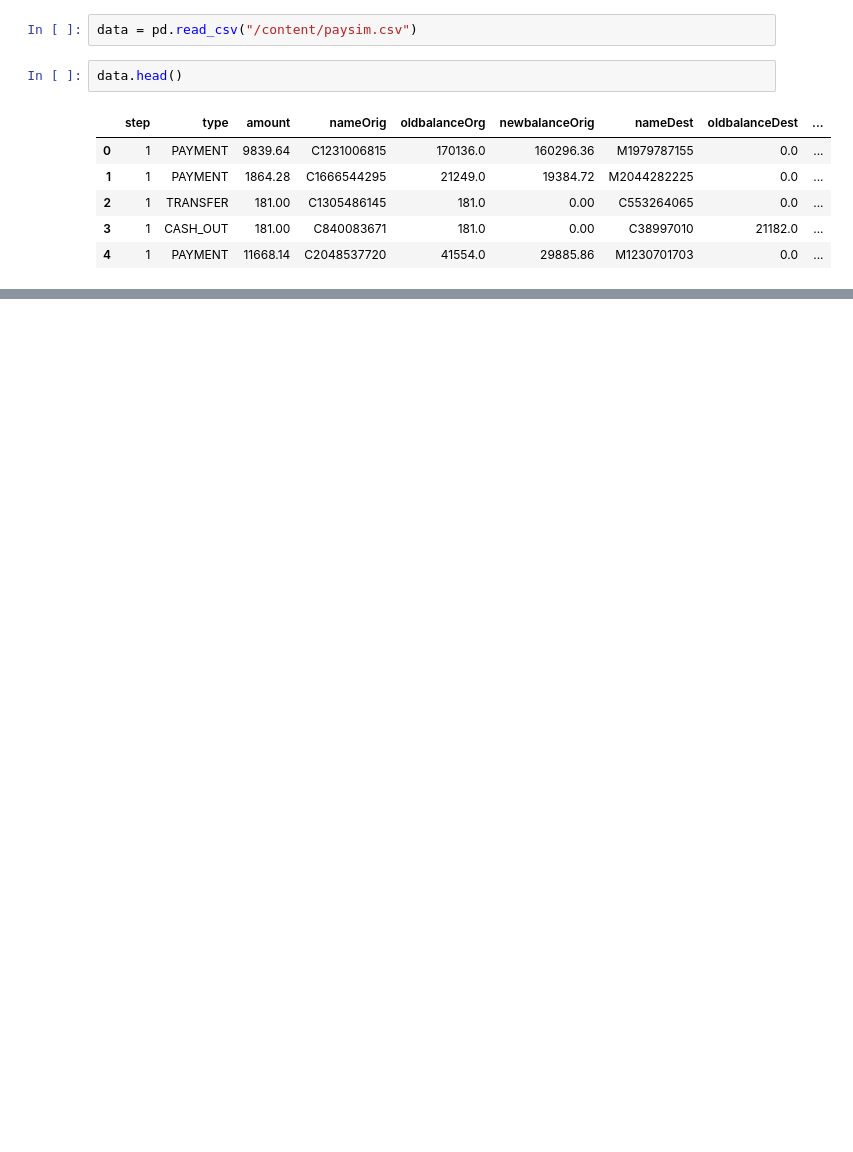
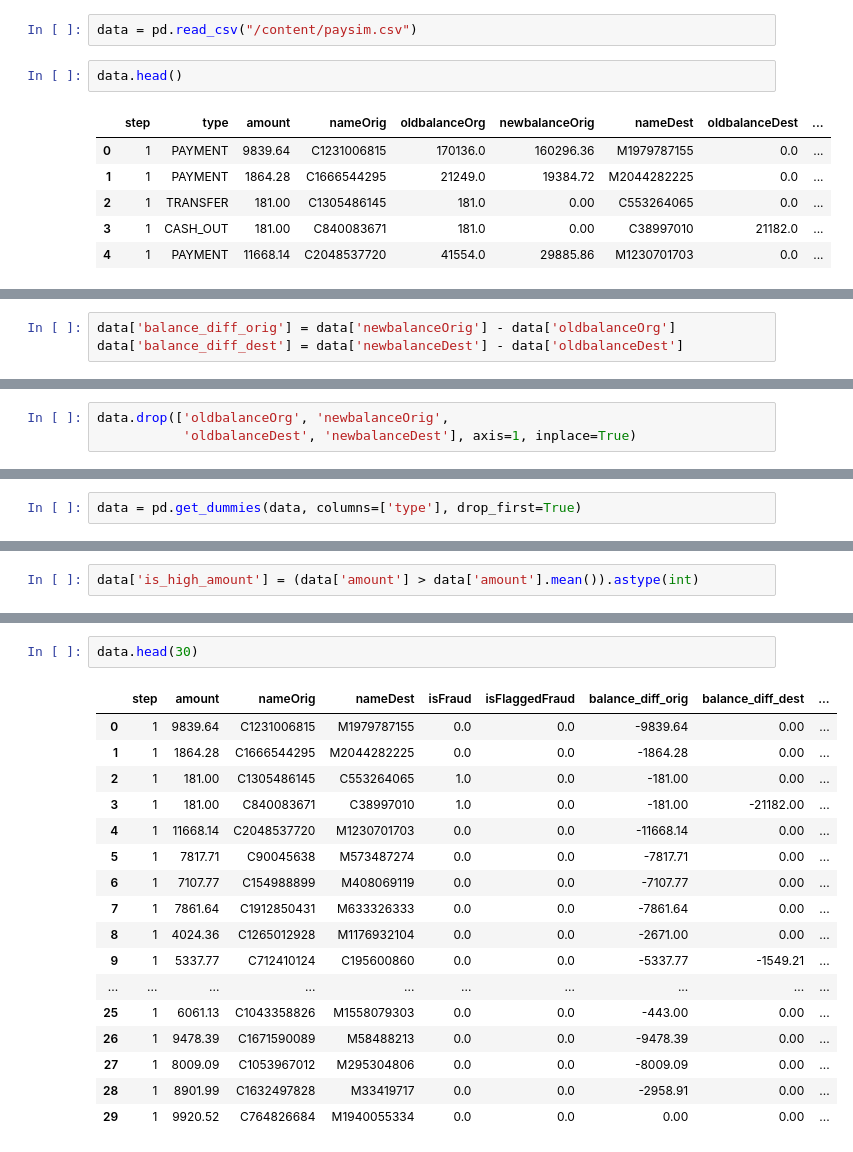
Before and after one commit to tahermatbouly/Credit-Card-Fraud-Detection, a Jupyter notebook: Credit_Card_Fraud_Detection.ipynb, the cells around one changed output, grey strips where cells are left out. Cells and saved outputs as stored; diff of their text form; blank space fills up the shorter version.

```diff
--- a/Credit_Card_Fraud_Detection.ipynb
+++ b/Credit_Card_Fraud_Detection.ipynb
@@ -16,0 +112,3 @@ data.head()
+# %%
+data['balance_diff_orig'] = data['newbalanceOrig'] - data['oldbalanceOrg']
+data['balance_diff_dest'] = data['newbalanceDest'] - data['oldbalanceDest']
@@ -16,0 +124,3 @@ data.head()
+# %%
+data.drop(['oldbalanceOrg', 'newbalanceOrig',
+           'oldbalanceDest', 'newbalanceDest'], axis=1, inplace=True)
@@ -16,0 +136,2 @@ data.head()
+# %%
+data = pd.get_dummies(data, columns=['type'], drop_first=True)
@@ -16,0 +155,2 @@ data.head()
+# %%
+data['is_high_amount'] = (data['amount'] > data['amount'].mean()).astype(int)
@@ -16,0 +174,20 @@ data.head()
+# %%
+data.head(30)
+# %% [output]
+|  | step | amount | nameOrig | nameDest | isFraud | isFlaggedFraud | balance_diff_orig | balance_diff_dest | ... |
+| 0 | 1 | 9839.64 | C1231006815 | M1979787155 | 0.0 | 0.0 | -9839.64 | 0.00 | ... |
+| 1 | 1 | 1864.28 | C1666544295 | M2044282225 | 0.0 | 0.0 | -1864.28 | 0.00 | ... |
+| 2 | 1 | 181.00 | C1305486145 | C553264065 | 1.0 | 0.0 | -181.00 | 0.00 | ... |
+| 3 | 1 | 181.00 | C840083671 | C38997010 | 1.0 | 0.0 | -181.00 | -21182.00 | ... |
+| 4 | 1 | 11668.14 | C2048537720 | M1230701703 | 0.0 | 0.0 | -11668.14 | 0.00 | ... |
+| 5 | 1 | 7817.71 | C90045638 | M573487274 | 0.0 | 0.0 | -7817.71 | 0.00 | ... |
+| 6 | 1 | 7107.77 | C154988899 | M408069119 | 0.0 | 0.0 | -7107.77 | 0.00 | ... |
+| 7 | 1 | 7861.64 | C1912850431 | M633326333 | 0.0 | 0.0 | -7861.64 | 0.00 | ... |
+| 8 | 1 | 4024.36 | C1265012928 | M1176932104 | 0.0 | 0.0 | -2671.00 | 0.00 | ... |
+| 9 | 1 | 5337.77 | C712410124 | C195600860 | 0.0 | 0.0 | -5337.77 | -1549.21 | ... |
+| ... | ... | ... | ... | ... | ... | ... | ... | ... | ... |
+| 25 | 1 | 6061.13 | C1043358826 | M1558079303 | 0.0 | 0.0 | -443.00 | 0.00 | ... |
+| 26 | 1 | 9478.39 | C1671590089 | M58488213 | 0.0 | 0.0 | -9478.39 | 0.00 | ... |
+| 27 | 1 | 8009.09 | C1053967012 | M295304806 | 0.0 | 0.0 | -8009.09 | 0.00 | ... |
+| 28 | 1 | 8901.99 | C1632497828 | M33419717 | 0.0 | 0.0 | -2958.91 | 0.00 | ... |
+| 29 | 1 | 9920.52 | C764826684 | M1940055334 | 0.0 | 0.0 | 0.00 | 0.00 | ... |
```
Also changed, not shown: parts of 24 cells of this notebook.
